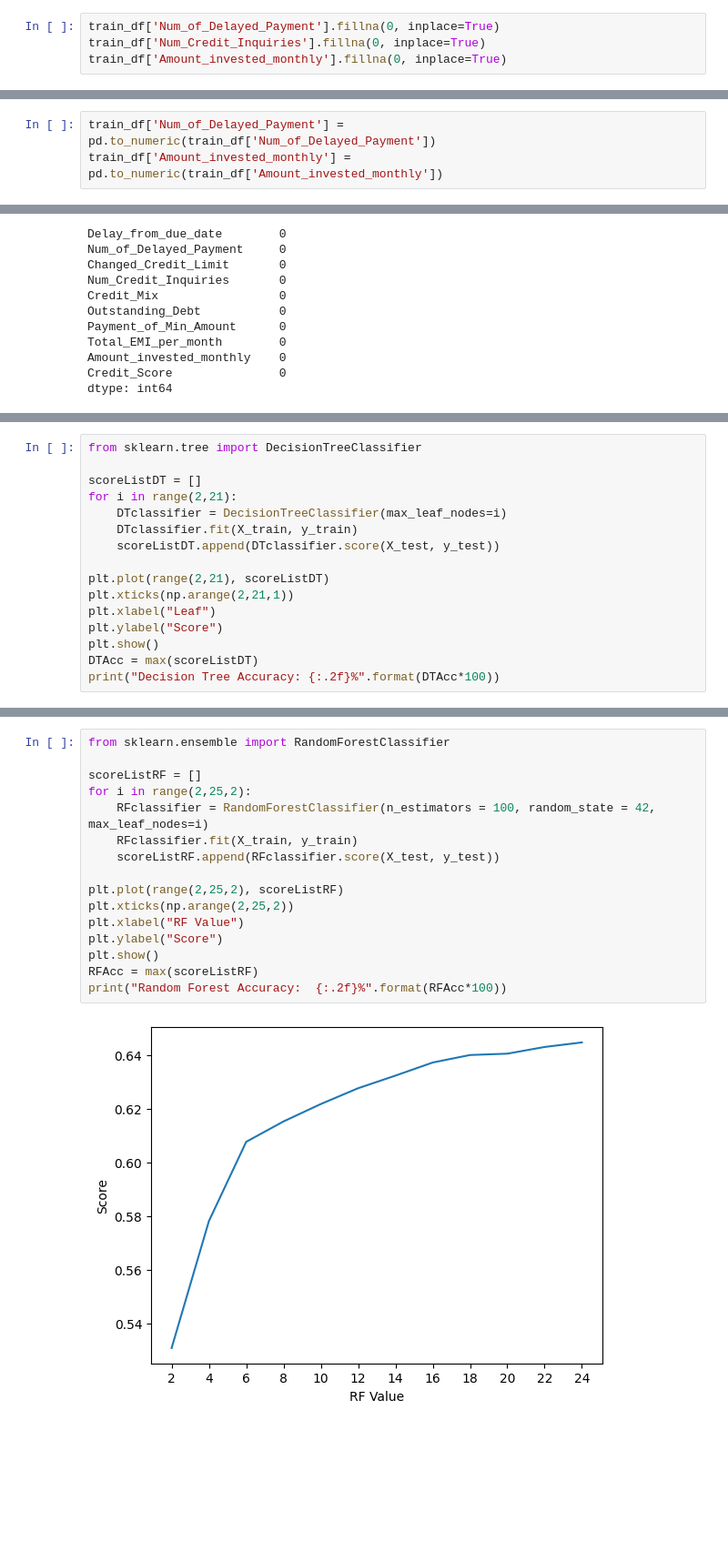
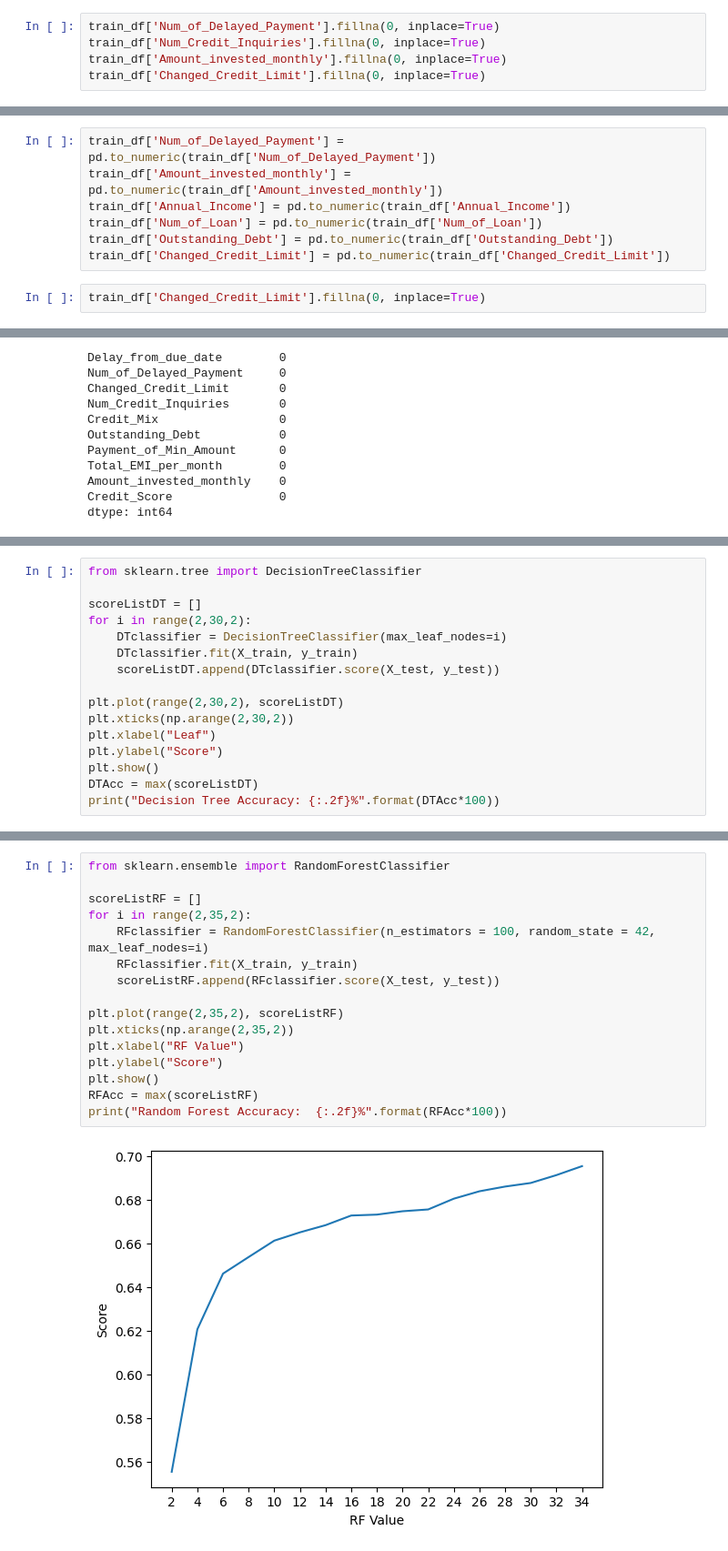
Before and after one commit to nvbinh15/credit-assessment-microservice, a Jupyter notebook: credit_score_classification.ipynb, the cells around one changed output, grey strips where cells are left out. Shown: that part at 91% size. Drawn from its saved outputs; the diff is of its cells as text; blank space fills up the shorter version.

```diff
--- a/credit_score_classification.ipynb
+++ b/credit_score_classification.ipynb
@@ -174,8 +183,15 @@ for index, row in train_df.iterrows():
 train_df['Num_of_Delayed_Payment'].fillna(0, inplace=True)
 train_df['Num_Credit_Inquiries'].fillna(0, inplace=True)
 train_df['Amount_invested_monthly'].fillna(0, inplace=True)
+train_df['Changed_Credit_Limit'].fillna(0, inplace=True)
 # %%
 train_df = train_df.applymap(lambda x: x if x is np.NaN or not isinstance(x, str) else str(x).strip('_ ,"'))
 # %%
 train_df['Num_of_Delayed_Payment'] = pd.to_numeric(train_df['Num_of_Delayed_Payment'])
 train_df['Amount_invested_monthly'] = pd.to_numeric(train_df['Amount_invested_monthly'])
+train_df['Annual_Income'] = pd.to_numeric(train_df['Annual_Income'])
+train_df['Num_of_Loan'] = pd.to_numeric(train_df['Num_of_Loan'])
+train_df['Outstanding_Debt'] = pd.to_numeric(train_df['Outstanding_Debt'])
+train_df['Changed_Credit_Limit'] = pd.to_numeric(train_df['Changed_Credit_Limit'])
+# %%
+train_df['Changed_Credit_Limit'].fillna(0, inplace=True)
@@ -238,13 +330,13 @@ Test acc = 72.17%
 from sklearn.tree import DecisionTreeClassifier
 
 scoreListDT = []
-for i in range(2,21):
+for i in range(2,30,2):
     DTclassifier = DecisionTreeClassifier(max_leaf_nodes=i)
     DTclassifier.fit(X_train, y_train)
     scoreListDT.append(DTclassifier.score(X_test, y_test))
 
-plt.plot(range(2,21), scoreListDT)
-plt.xticks(np.arange(2,21,1))
+plt.plot(range(2,30,2), scoreListDT)
+plt.xticks(np.arange(2,30,2))
 plt.xlabel("Leaf")
 plt.ylabel("Score")
 plt.show()
@@ -275,18 +367,18 @@ KNN best accuracy: 67.54%
 # %%
 from sklearn.ensemble import RandomForestClassifier
 
 scoreListRF = []
-for i in range(2,25,2):
+for i in range(2,35,2):
     RFclassifier = RandomForestClassifier(n_estimators = 100, random_state = 42, max_leaf_nodes=i)
     RFclassifier.fit(X_train, y_train)
     scoreListRF.append(RFclassifier.score(X_test, y_test))
 
-plt.plot(range(2,25,2), scoreListRF)
-plt.xticks(np.arange(2,25,2))
+plt.plot(range(2,35,2), scoreListRF)
+plt.xticks(np.arange(2,35,2))
 plt.xlabel("RF Value")
 plt.ylabel("Score")
 plt.show()
 RFAcc = max(scoreListRF)
 print("Random Forest Accuracy:  {:.2f}%".format(RFAcc*100))
 # %% [output]
-[figure, old version]
+[figure, new version]
```
Also changed, not shown: parts of 16 cells of this notebook, 4 other files.
